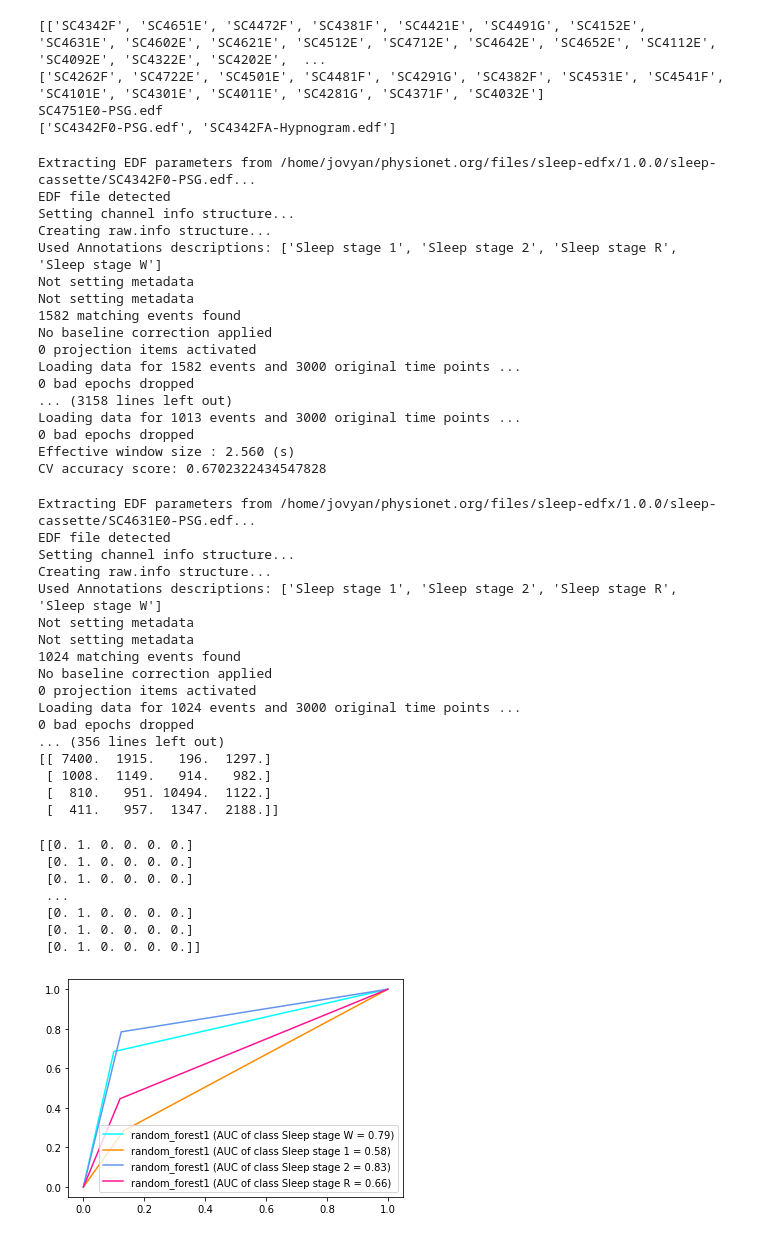
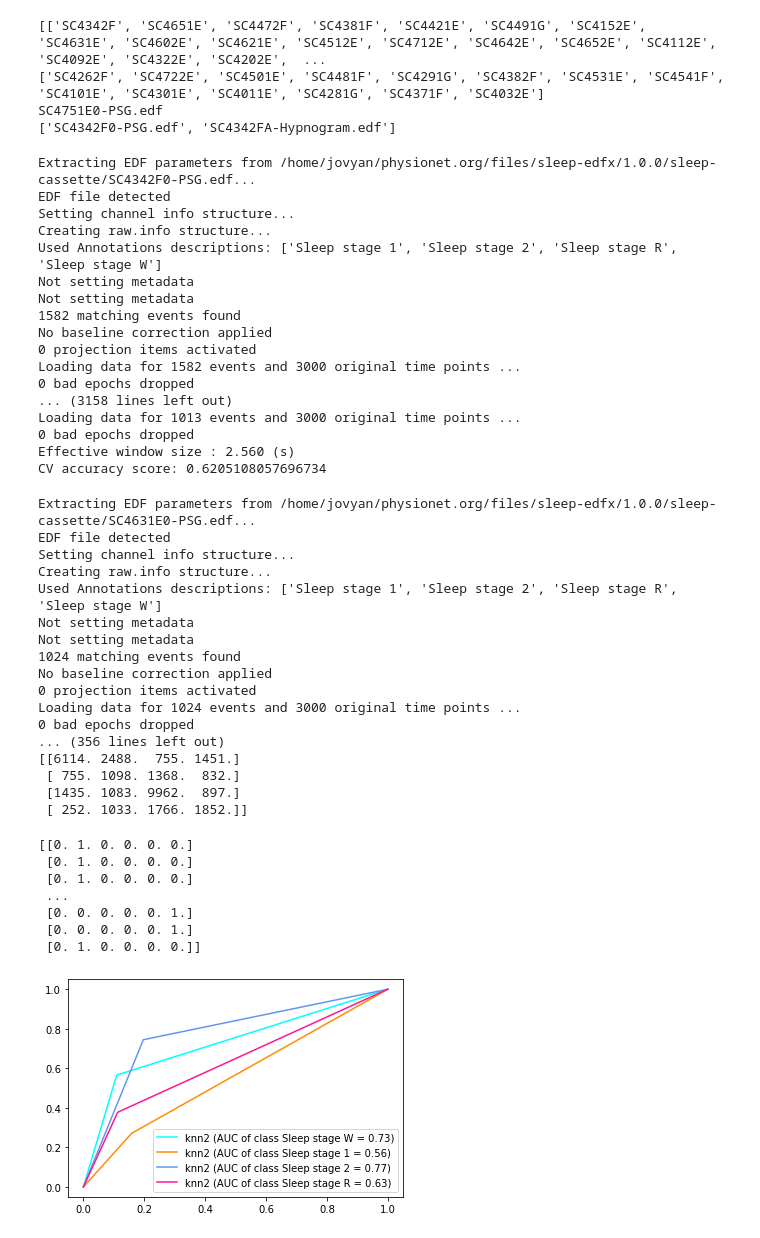
Before and after one commit to byhyu/sleep-stage-classification, a Jupyter notebook: playground/RandomForest.ipynb, the cells around one changed output. Saved outputs shown, nothing was run; the diff lists cells and outputs as text; code cells hidden in the pictures.

```diff
--- a/playground/RandomForest.ipynb
+++ b/playground/RandomForest.ipynb
@@ -244,17 +258,19 @@ print((file_pairs['SC4342F']))
 SC4751E0-PSG.edf
 ['SC4342F0-PSG.edf', 'SC4342FA-Hypnogram.edf']
 # %%
+model_name = 'knn2'
 cv_fold = 2
 training_sets, test_sets = data_split(file_pairs, seed=0, training_ratio=0.8, cv_fold=cv_fold)
 # print("Training set \n", training_sets)
 # print("Test set \n", test_sets)
 
-RandomForestClassifier
+##  RandomForestClassifier
+# pipe = make_pipeline(FunctionTransformer(eeg_power_band, validate=False),
+#                      RandomForestClassifier(n_estimators=100, random_state=42, max_depth=8))
+
+# KNN
 pipe = make_pipeline(FunctionTransformer(eeg_power_band, validate=False),
-                     RandomForestClassifier(n_estimators=100, random_state=42, max_depth=8))
-
-# pipe = make_pipeline(FunctionTransformer(eeg_power_band, validate=False),
-#                      SVC(gamma=1e-5, C=0.2))
+                     KNeighborsClassifier(n_neighbors=5))
 
 left_out = cv_fold - 1
 # Train with cross validation
@@ -281,7 +297,7 @@ for _ in range(cv_fold):
 #     print("CV ROC AUC score: {}".format(np.average(cv_roc_aucs)))
     left_out -= 1
 
-filename = 'saved_models/random_forest1.sav'
+filename = 'saved_models/{}.sav'.format(model_name)
 pickle.dump(pipe, open(filename, 'wb'))
 # %% [output]
 Extracting EDF parameters from /home/jovyan/physionet.org/files/sleep-edfx/1.0.0/sleep-cassette/SC4342F0-PSG.edf...
@@ -300,7 +316,7 @@ Loading data for 1582 events and 3000 original time points ...
 Loading data for 1013 events and 3000 original time points ...
 0 bad epochs dropped
 Effective window size : 2.560 (s)
-CV accuracy score: 0.6702322434547828
+CV accuracy score: 0.6205108057696734
 # %%
 loaded_model = pickle.load(open(filename, 'rb'))
 # %%
@@ -345,10 +361,10 @@ No baseline correction applied
 Loading data for 1024 events and 3000 original time points ...
 0 bad epochs dropped
 ... (356 lines left out)
-[[ 7400.  1915.   196.  1297.]
- [ 1008.  1149.   914.   982.]
- [  810.   951. 10494.  1122.]
- [  411.   957.  1347.  2188.]]
+[[6114. 2488.  755. 1451.]
+ [ 755. 1098. 1368.  832.]
+ [1435. 1083. 9962.  897.]
+ [ 252. 1033. 1766. 1852.]]
 # %%
 def plot_roc_auc(y_preds, y_tests, model_name=""):
     plt.figure()
@@ -367,16 +383,16 @@ def plot_roc_auc(y_preds, y_tests, model_name=""):
 # %%
 y_preds_oh = convert_to_onehot(y_preds)
 # y_tests_oh = convert_to_onehot(y_tests)
 # print(y_preds)
 # print(y_preds_oh[50:100, :])
-plot_roc_auc(y_preds, y_tests, "random_forest1")
+plot_roc_auc(y_preds, y_tests, model_name)
 # %% [output]
 [[0. 1. 0. 0. 0. 0.]
  [0. 1. 0. 0. 0. 0.]
  [0. 1. 0. 0. 0. 0.]
  ...
- [0. 1. 0. 0. 0. 0.]
- [0. 1. 0. 0. 0. 0.]
+ [0. 0. 0. 0. 0. 1.]
+ [0. 0. 0. 0. 0. 1.]
  [0. 1. 0. 0. 0. 0.]]
-[figure, old version]
+[figure, new version]
 # %%
```
Also changed, not shown: parts of 3 cells of this notebook, 12 other files.
